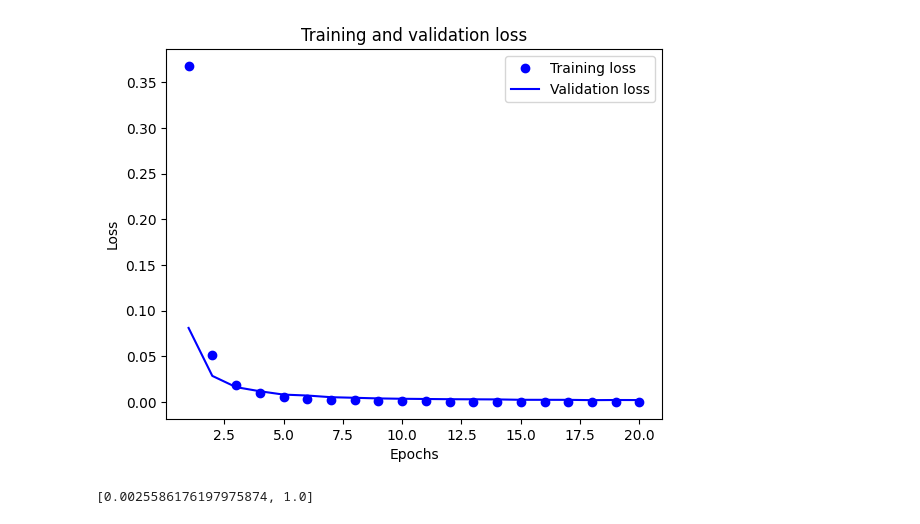
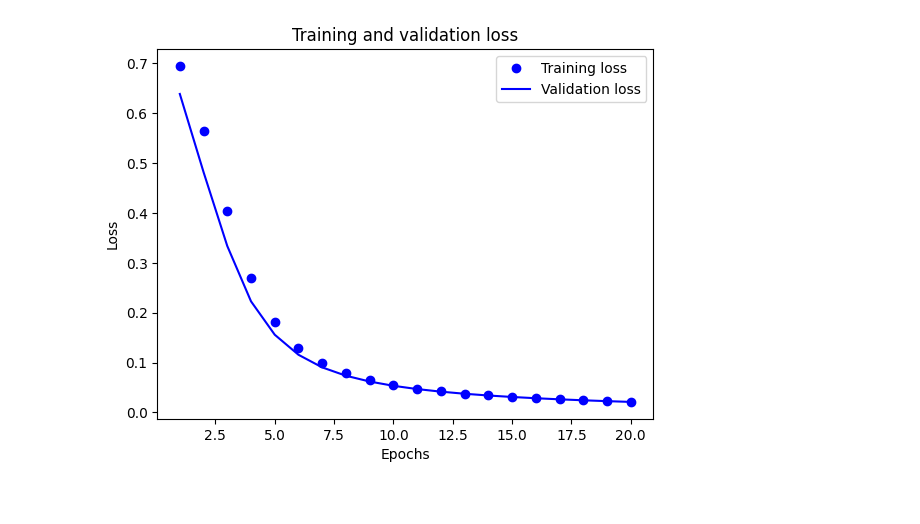
Before and after one commit to Kard9876/AProf_TP1, a Jupyter notebook: Notebooks/Tensorflow/dnn_tuner.ipynb, the cells around one changed output. Saved outputs shown, nothing was run; the diff lists cells and outputs as text; code cells hidden in the pictures.

```diff
--- a/Notebooks/Tensorflow/dnn_tuner.ipynb
+++ b/Notebooks/Tensorflow/dnn_tuner.ipynb
@@ -66,24 +89,85 @@ Total elapsed time: 00h 05m 38s
 # %%
-best_hps = tuner.get_best_hyperparameters(num_trials=1)[0]
+# 2 Layers: Hidden1=(units=16, activation=relu), Hidden2=(units=6, activation=relu), exit=(units=1, activation='relu'), epochs=20, batch_size=512, optimizer=default_rmsprop, prev: 80% no dataset1_inputs(phase1) do stor
+# 2 Layers: Hidden1=(units=70, activation=relu), Hidden2=(units=18, activation=relu), exit=(units=1, activation='relu'), epochs=20, batch_size=512, optimizer=default_rmsprop, prev: 80% no dataset1_inputs(phase1) do stor
+# 3 Layers: Hidden1=(units=38, activation=sigmoid), Hidden2=(units=92, activation=sigmoid), Hidden3=(units=6, activation=sigmoid), exit=(units=1, activation='sigmoid'), epochs=20, batch_size=512, optimizer=default_rmsprop, prev: 76.7% no dataset1_inputs(phase1) do stor
+# 3 Layers: Hidden1=(units=38, activation=sigmoid), Hidden2=(units=92, activation=sigmoid), Hidden3=(units=6, activation=sigmoid), exit=(units=1, activation='sigmoid'), epochs=30, batch_size=512, optimizer=default_rmsprop, prev: 76.7% no dataset1_inputs(phase1) do stor
+# 3 Layers: Hidden1=(units=38, activation=sigmoid), Hidden2=(units=16, activation=sigmoid), Hidden3=(units=8, activation=sigmoid), exit=(units=1, activation='sigmoid'), epochs=30, batch_size=24, optimizer=default_rmsprop, prev: 70% no dataset1_inputs(phase1) do stor
+# 4 Layers: Hidden1=(units=15, activation=sigmoid), Hidden2=(units=6, activation=sigmoid), Hidden3=(units=3, activation=sigmoid), Hidden4=(units=6, activation=sigmoid), exit=(units=1, activation='sigmoid'), epochs=30, batch_size=24, optimizer=default_rmsprop, prev: 76.7% no dataset1_inputs(phase1) do stor
+# 4 Layers: Hidden1=(units=15, activation=relu), Hidden2=(units=6, activation=sigmoid), Hidden3=(units=3, activation=relu), Hidden4=(units=6, activation=sigmoid), exit=(units=1, activation='sigmoid'), epochs=30, batch_size=24, optimizer=default_rmsprop, prev: 70% no dataset1_inputs(phase1) do stor
+# 4 Layers: Hidden1=(units=15, activation=relu), Hidden2=(units=6, activation=sigmoid), Hidden3=(units=3, activation=relu), Hidden4=(units=6, activation=sigmoid), exit=(units=1, activation='relu'), epochs=30, batch_size=24, optimizer=default_rmsprop, prev: 50% no dataset1_inputs(phase1) do stor
+# 4 Layers: Hidden1=(units=10, activation=relu), Hidden2=(units=13, activation=sigmoid), Hidden3=(units=7, activation=relu), Hidden4=(units=4, activation=sigmoid), exit=(units=1, activation='sigmoid'), epochs=20, batch_size=24, optimizer=default_rmsprop, prev: 80% no dataset1_inputs(phase1) do stor
+# 4 Layers: Hidden1=(units=38, activation=relu), Hidden2=(units=27, activation=sigmoid), Hidden3=(units=31, activation=relu), Hidden4=(units=21, activation=sigmoid), exit=(units=1, activation='sigmoid'), epochs=20, batch_size=24, optimizer=default_rmsprop, prev: 80% no dataset1_inputs(phase1) do stor
+# 4 Layers: Hidden1=(units=33, activation=swish), Hidden2=(units=20, activation=sigmoid), Hidden3=(units=28, activation=swish), Hidden4=(units=25, activation=sigmoid), exit=(units=1, activation='sigmoid'), epochs=20, batch_size=24, optimizer=default_rmsprop, prev: 76.7% no dataset1_inputs(phase1) do stor
+# 5 Layers: Hidden1=(units=33, activation=swish), Hidden2=(units=20, activation=sigmoid), Dropout1=(rate=0.25, activation=default), Hidden3=(units=25, activation=swish), Hidden4=(units=38, activation=sigmoid), exit=(units=1, activation='sigmoid'), epochs=20, batch_size=24, optimizer=default_rmsprop, prev: 80% no dataset1_inputs(phase1) do stor
+# 6 Layers: Hidden1=(units=33, activation=swish), Dropout1=(rate=0.1, activation=default), Hidden2=(units=28, activation=sigmoid), Dropout2=(rate=0.2, activation=default), Hidden3=(units=38, activation=swish), Hidden4=(units=27, activation=sigmoid), exit=(units=1, activation='sigmoid'), epochs=20, batch_size=24, optimizer=default_rmsprop, prev: 76.7% no dataset1_inputs(phase1) do stor
+# 6 Layers: Hidden1=(units=33, activation=swish), Dropout1=(rate=0.1, activation=default), Hidden2=(units=28, activation=sigmoid), Dropout2=(rate=0.30000000000000004, activation=default), Hidden3=(units=38, activation=swish), Hidden4=(units=27, activation=sigmoid), exit=(units=1, activation='sigmoid'), epochs=20, batch_size=24, optimizer=default_rmsprop, prev: 76.7% no dataset1_inputs(phase1) do stor
+# 6 Layers: Hidden1=(units=33, activation=swish), Dropout1=(rate=0.1, activation=default), Hidden2=(units=28, activation=sigmoid), Dropout2=(rate=0.30000000000000004, activation=default), Hidden3=(units=38, activation=swish), Hidden4=(units=27, activation=sigmoid), exit=(units=1, activation='sigmoid'), epochs=20, batch_size=24, optimizer=SGD(learning_rate=0.1, momentum=0.8), prev: 70% no dataset1_inputs(phase1) do stor
+# 6 Layers: Hidden1=(units=33, activation=swish), Dropout1=(rate=0.2, activation=default), Hidden2=(units=28, activation=sigmoid), Dropout2=(rate=0.6000000000000001, activation=default), Hidden3=(units=38, activation=swish), Hidden4=(units=27, activation=sigmoid), exit=(units=1, activation='sigmoid'), epochs=20, batch_size=24, optimizer=SGD(learning_rate=0.15, momentum=0.9), prev: 73.3% no dataset1_inputs(phase1) do stor
+# 6 Layers: Hidden1=(units=33, activation=swish), Dropout1=(rate=0.2, activation=default), Hidden2=(units=28, activation=sigmoid), Dropout2=(rate=0.30000000000000004, activation=default), Hidden3=(units=38, activation=swish), Hidden4=(units=27, activation=sigmoid), exit=(units=1, activation='sigmoid'), epochs=20, batch_size=24, optimizer=SGD(learning_rate=0.3, momentum=0.9), prev: 56.7% no dataset1_inputs(phase1) do stor
+# 4 Layers: Hidden1=(units=38, activation=relu), Hidden2=(units=27, activation=sigmoid), Hidden3=(units=31, activation=relu), Hidden4=(units=21, activation=sigmoid), exit=(units=1, activation='sigmoid'), epochs=20, batch_size=24, optimizer=Adam(learning_rate=0.001), prev: 83.3% no dataset1_inputs(phase1) do stor
+# 4 Layers: Hidden1=(units=38, activation=relu), Hidden2=(units=27, activation=sigmoid), Hidden3=(units=31, activation=relu), Hidden4=(units=21, activation=sigmoid), exit=(units=1, activation='sigmoid'), epochs=20, batch_size=24, optimizer=Adam(learning_rate=0.1), prev: 66.7% no dataset1_inputs(phase1) do stor
+# 4 Layers: Hidden1=(units=38, activation=relu), Hidden2=(units=27, activation=sigmoid), Hidden3=(units=31, activation=relu), Hidden4=(units=21, activation=sigmoid), exit=(units=1, activation='sigmoid'), epochs=20, batch_size=24, optimizer=Adam(learning_rate=0.2), prev: 50% no dataset1_inputs(phase1) do stor
+# 4 Layers: Hidden1=(units=38, activation=relu), Hidden2=(units=27, activation=sigmoid), Hidden3=(units=31, activation=relu), Hidden4=(units=21, activation=sigmoid), exit=(units=1, activation='sigmoid'), epochs=20, batch_size=24, optimizer=Adam(learning_rate=0.12), prev: 70% no dataset1_inputs(phase1) do stor
+# 4 Layers: Hidden1=(units=38, activation=relu), Hidden2=(units=27, activation=sigmoid), Hidden3=(units=31, activation=relu), Hidden4=(units=21, activation=sigmoid), exit=(units=1, activation='sigmoid'), epochs=20, batch_size=24, optimizer=Adam(learning_rate=0.0001), prev: 80% no dataset1_inputs(phase1) do stor
+# 4 Layers: Hidden1=(units=38, activation=relu), Hidden2=(units=27, activation=sigmoid), Hidden3=(units=31, activation=relu), Hidden4=(units=21, activation=sigmoid), exit=(units=1, activation='sigmoid'), epochs=20, batch_size=24, optimizer=Adam(learning_rate=0.0005), prev: 83.3% no dataset1_inputs(phase1) do stor
+# 4 Layers: Hidden1=(units=38, activation=relu), Hidden2=(units=27, activation=sigmoid), Hidden3=(units=31, activation=relu), Hidden4=(units=21, activation=sigmoid), exit=(units=1, activation='sigmoid'), epochs=20, batch_size=24, optimizer=RMSprop(learning_rate=0.01), prev: 66.7% no dataset1_inputs(phase1) do stor
+# 4 Layers: Hidden1=(units=38, activation=relu), Hidden2=(units=27, activation=sigmoid), Hidden3=(units=31, activation=relu), Hidden4=(units=21, activation=sigmoid), exit=(units=1, activation='sigmoid'), epochs=20, batch_size=24, optimizer=RMSprop(learning_rate=0.005), prev: 73.3% no dataset1_inputs(phase1) do stor
+# 4 Layers: Hidden1=(units=38, activation=relu), Hidden2=(units=27, activation=sigmoid), Hidden3=(units=31, activation=relu), Hidden4=(units=21, activation=sigmoid), exit=(units=1, activation='sigmoid'), epochs=20, batch_size=24, optimizer=RMSprop(learning_rate=0.001), prev: 76.7% no dataset1_inputs(phase1) do stor
+# 4 Layers: Hidden1=(units=38, activation=relu), Hidden2=(units=27, activation=sigmoid), Hidden3=(units=31, activation=relu), Hidden4=(units=21, activation=sigmoid), exit=(units=1, activation='sigmoid'), epochs=20, batch_size=24, optimizer=RMSprop(learning_rate=0.0005), prev: 76.7% no dataset1_inputs(phase1) do stor
+# 4 Layers: Hidden1=(units=38, activation=relu), Hidden2=(units=27, activation=sigmoid), Hidden3=(units=31, activation=relu), Hidden4=(units=21, activation=sigmoid), exit=(units=1, activation='sigmoid'), epochs=20, batch_size=24, optimizer=RMSprop(learning_rate=0.0001), prev: 73.3% no dataset1_inputs(phase1) do stor
+# 4 Layers: Hidden1=(units=38, activation=relu), Hidden2=(units=27, activation=sigmoid), Hidden3=(units=31, activation=relu), Hidden4=(units=21, activation=sigmoid), exit=(units=1, activation='sigmoid'), epochs=20, batch_size=24, optimizer=Adagrad(learning_rate=0.01), prev: 80% no dataset1_inputs(phase1) do stor
+# 4 Layers: Hidden1=(units=38, activation=relu), Hidden2=(units=27, activation=sigmoid), Hidden3=(units=31, activation=relu), Hidden4=(units=21, activation=sigmoid), exit=(units=1, activation='sigmoid'), epochs=20, batch_size=24, optimizer=Adagrad(learning_rate=0.001), prev: 73.3% no dataset1_inputs(phase1) do stor
+# 4 Layers: Hidden1=(units=38, activation=relu), Hidden2=(units=27, activation=sigmoid), Hidden3=(units=31, activation=relu), Hidden4=(units=21, activation=sigmoid), exit=(units=1, activation='sigmoid'), epochs=20, batch_size=24, optimizer=Adagrad(learning_rate=0.005), prev: 73.3% no dataset1_inputs(phase1) do stor
+# 4 Layers: Hidden1=(units=38, activation=relu), Hidden2=(units=27, activation=sigmoid), Hidden3=(units=31, activation=relu), Hidden4=(units=21, activation=sigmoid), exit=(units=1, activation='sigmoid'), epochs=20, batch_size=24, optimizer=Adagrad(learning_rate=0.0001), prev: 50% no dataset1_inputs(phase1) do stor
+# 4 Layers: Hidden1=(units=38, activation=relu), Hidden2=(units=27, activation=sigmoid), Hidden3=(units=31, activation=relu), Hidden4=(units=21, activation=sigmoid), exit=(units=1, activation='sigmoid'), epochs=20, batch_size=24, optimizer=Adagrad(learning_rate=0.1), prev: 50% no dataset1_inputs(phase1) do stor
+# 4 Layers: Hidden1=(units=38, activation=relu), Hidden2=(units=27, activation=sigmoid), Hidden3=(units=31, activation=relu), Hidden4=(units=21, activation=sigmoid), exit=(units=1, activation='sigmoid'), epochs=20, batch_size=24, optimizer=Adamax(learning_rate=0.1), prev: 70% no dataset1_inputs(phase1) do stor
+# 4 Layers: Hidden1=(units=38, activation=relu), Hidden2=(units=27, activation=sigmoid), Hidden3=(units=31, activation=relu), Hidden4=(units=21, activation=sigmoid), exit=(units=1, activation='sigmoid'), epochs=20, batch_size=24, optimizer=Adamax(learning_rate=0.01), prev: 70% no dataset1_inputs(phase1) do stor
+# 4 Layers: Hidden1=(units=38, activation=relu), Hidden2=(units=27, activation=sigmoid), Hidden3=(units=31, activation=relu), Hidden4=(units=21, activation=sigmoid), exit=(units=1, activation='sigmoid'), epochs=20, batch_size=24, optimizer=Adamax(learning_rate=0.001), prev: 80% no dataset1_inputs(phase1) do stor
+# 4 Layers: Hidden1=(units=38, activation=relu), Hidden2=(units=27, activation=sigmoid), Hidden3=(units=31, activation=relu), Hidden4=(units=21, activation=sigmoid), exit=(units=1, activation='sigmoid'), epochs=20, batch_size=24, optimizer=Adamax(learning_rate=0.0001), prev: 76.7% no dataset1_inputs(phase1) do stor
+# 4 Layers: Hidden1=(units=38, activation=relu), Hidden2=(units=27, activation=sigmoid), Hidden3=(units=31, activation=relu), Hidden4=(units=21, activation=sigmoid), exit=(units=1, activation='sigmoid'), epochs=20, batch_size=24, optimizer=Adamax(learning_rate=0.0005), prev: 80% no dataset1_inputs(phase1) do stor
+# 4 Layers: Hidden1=(units=38, activation=relu), Hidden2=(units=27, activation=sigmoid), Hidden3=(units=31, activation=relu), Hidden4=(units=21, activation=sigmoid), exit=(units=1, activation='sigmoid'), epochs=20, batch_size=24, optimizer=Adam(learning_rate=0.0005), prev: 80% no dataset1_inputs(phase2) do stor
+# 4 Layers: Hidden1=(units=38, activation=relu), Hidden2=(units=27, activation=sigmoid), Hidden3=(units=31, activation=relu), Hidden4=(units=21, activation=sigmoid), exit=(units=1, activation='sigmoid'), epochs=20, batch_size=24, optimizer=Adam(learning_rate=0.0001), prev: 82.5% no dataset1_inputs(phase2) do stor
+
+# best_hps = tuner.get_best_hyperparameters(num_trials=1)[0]
 
 n_features = X_train.shape[1]
 
-hidden1_units = best_hps['hidden1_units']
-hidden2_units = best_hps['hidden2_units']
+hidden1_units = 38 # best_hps['hidden1_units']
+hidden2_units = 27 # best_hps['hidden2_units']
+hidden3_units = 31 # best_hps['hidden3_units']
+hidden4_units = 21 # best_hps['hidden4_units']
+# dropout1 = best_hps['dropout1']
+# dropout2 = best_hps['dropout2']
+# learning_rate = best_hps['learning_rate']
+# momentum = best_hps['momentum']
 
 print(f"Hidden Layer 1 has {hidden1_units} units")
+# print(f"Dropout 1 has {dropout1} rate")
 print(f"Hidden Layer 2 has {hidden2_units} units")
+# print(f"Dropout 2 has {dropout2} rate")
+print(f"Hidden Layer 3 has {hidden3_units} units")
+print(f"Hidden Layer 4 has {hidden4_units} units")
+# print(f"Optimizer learning rate: {learning_rate}")
+# print(f"Optimizer momentum: {momentum}")
+
+import shutil
+#shutil.rmtree('./KerasTuner')
 
 model = models.Sequential()
 model.add(Input((n_features,)))
 model.add(layers.Dense(hidden1_units, activation='relu'))
-model.add(layers.Dense(hidden2_units, activation='relu'))
+# model.add(layers.Dropout(rate=dropout1))
+model.add(layers.Dense(hidden2_units, activation='sigmoid'))
+# model.add(layers.Dropout(rate=dropout2))
+model.add(layers.Dense(hidden3_units, activation='relu'))
+model.add(layers.Dense(hidden4_units, activation='sigmoid'))
 model.add(layers.Dense(1, activation='sigmoid'))
 
 # Tune the learning rate
-model.compile(optimizer='rmsprop', loss='binary_crossentropy', metrics=['acc'])
+optimizer = optimizers.Adam(learning_rate=0.0001)
+model.compile(optimizer=optimizer, loss='binary_crossentropy', metrics=['acc'])
 
-history = model.fit(X_train, y_train, epochs=20, batch_size=512, validation_data=(X_validation, y_validation))
+history = model.fit(X_train, y_train, epochs=20, batch_size=24, validation_data=(X_validation, y_validation))
 
 # Plot accuracy curves
 
@@ -112,8 +196,4 @@ plt.xlabel('Epochs')
 plt.ylabel('Loss')
 plt.legend()
 plt.show()
-
-# Evaluate Model
-results = model.evaluate(X_test, y_test, verbose = 0)
-results
 # %% [output]
@@ -138,3 +218,2 @@ Epoch 20/20
-[figure, old version]
+[figure, new version]
-[0.0025586176197975874, 1.0]
 # %%
```
Also changed, not shown: parts of 8 cells of this notebook, 1 other file.
